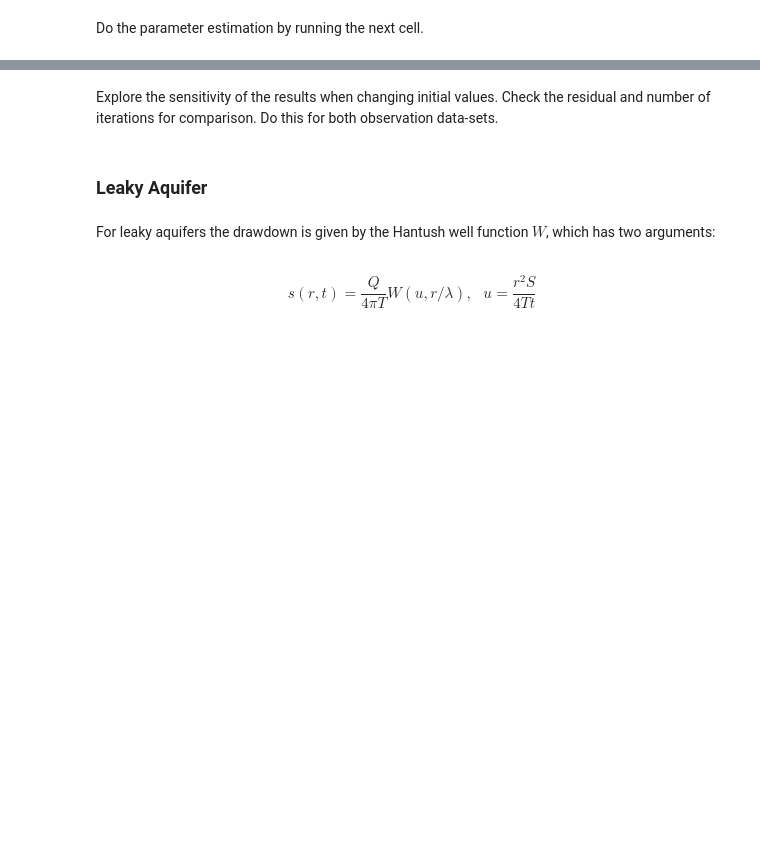
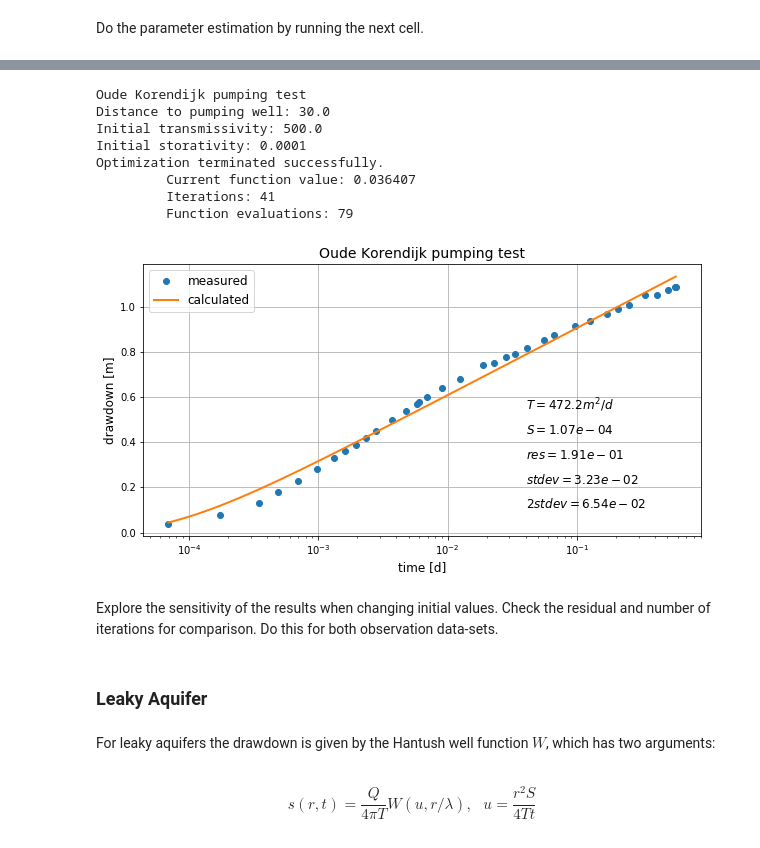
Before and after one commit to eholzbe/Hydraulic-testing, a Jupyter notebook: Hydraulic Testing.ipynb, the cells around one changed output, grey strips where cells are left out. Cells and saved outputs as stored; diff of their text form; code cells hidden in the pictures; blank space fills up the shorter version.

```diff
--- a/Hydraulic Testing.ipynb
+++ b/Hydraulic Testing.ipynb
@@ -618,6 +642,6 @@ This is done here.
 # %%
 kD = 450
-S = 0.0002
+Sc = 0.0002
 u = np.logspace(-4, 0.25, 41)
 fig = plt.figure(facecolor='w', figsize=(10,5)); ax = fig.add_subplot()
 
@@ -626,9 +650,9 @@ plt.plot(1/u, exp1(u), label='Theis')
 
 # The measurements
 r = 30
-plt.plot (4*kD*df['t1']/24/60/(S*r**2),df['s1']/(Q/(4*np.pi*kD)), '.', label = 'observation H30' )
+plt.plot (4*kD*df['t1']/24/60/(Sc*r**2),df['s1']/(Q/(4*np.pi*kD)), '.', label = 'observation H30' )
 r = 90
-plt.plot (4*kD*df['t2']/24/60/(S*r**2),df['s2']/(Q/(4*np.pi*kD)), '.', label = 'observation H90' )
+plt.plot (4*kD*df['t2']/24/60/(Sc*r**2),df['s2']/(Q/(4*np.pi*kD)), '.', label = 'observation H90' )
 plt.title('Direct comparison between computed and measured drawdown, $T$={:.0f} m$^2$/d, $S$={:.3e} [-]'.format(kD,S),fontsize=12)
 plt.xlabel('$1/u$',fontsize=12); plt.ylabel('$W[u]$',fontsize=12)
 plt.xscale('log'); plt.yscale('log')
@@ -685,37 +709,46 @@ def on_weval1_clicked(self):            # convert input data
     else:
         tfit = df['t2'].dropna()/60/24; sfit = df['s2'].dropna()
 
     # parameter estimation---------------------------------------------------------
     [Tfit,Sfit] = fmin (toptim, [T,S])
 
     # post-processing
     D = T/S;               #print ('D='+str(D))
     s = teval (tfit,r,Tfit,Sfit,Q)
     dev = sfit-s
     dev2 = dev*dev; res = np.sqrt(sum(dev2))
     stde = np.sqrt(dev2.mean())
     sr=2*dev.std()                            # to compare with hytool !
     #print ('Residual = '+str(res))
     t = np.logspace(np.log10(tfit.min()),np.log10(tfit.max()),100)
     fig = plt.figure(facecolor='w',figsize=(10,5)); ax = fig.add_subplot()
     ax.set_xscale('log')
     plt.plot(tfit,sfit,'o',label = 'measured')
     plt.plot(t,teval(t,r,Tfit,Sfit,Q),'-', label = 'calculated', lw = 2)
     plt.xlabel('time [d]',fontsize=12); plt.ylabel('drawdown [m]',fontsize=12)
     plt.title ('Oude Korendijk pumping test',fontsize=14)
     plt.grid ()
     plt.legend (loc='upper left',fontsize=12)
     ax.text (0.04,0.5*sfit.max(),'$T =%.1f m^2/d $' % (Tfit, ),fontsize=12)
-    ax.text (0.04,0.4*sfit.max(),'$S =%.3e $' % (Sfit, ),fontsize=12)
-    ax.text (0.04,0.3*sfit.max(),'$res = %.3e $' % (res, ),fontsize=12)
-    ax.text (0.04,0.2*sfit.max(),'$stdev = %.3e $' % (stde, ),fontsize=12)
-    ax.text (0.04,0.1*sfit.max(),'$2stdev =%.3e $' % (sr, ),fontsize=12);
+    ax.text (0.04,0.4*sfit.max(),'$S =%.2e $' % (Sfit, ),fontsize=12)
+    ax.text (0.04,0.3*sfit.max(),'$res = %.2e $' % (res, ),fontsize=12)
+    ax.text (0.04,0.2*sfit.max(),'$stdev = %.2e $' % (stde, ),fontsize=12)
+    ax.text (0.04,0.1*sfit.max(),'$2stdev =%.2e $' % (sr, ),fontsize=12);
 
 weval1 = widgets.Button(description='Evaluate Theis')
 weval1.on_click(on_weval1_clicked)
 widgets.VBox([weval1])
 # %% [output]
 [interactive output not drawn]
+Oude Korendijk pumping test
+Distance to pumping well: 30.0
+Initial transmissivity: 500.0
+Initial storativity: 0.0001
+Optimization terminated successfully.
+         Current function value: 0.036407
+         Iterations: 41
+         Function evaluations: 79
+[figure, added]
 # %% [markdown]
 Explore the sensitivity of the results when changing initial values. Check the residual and number of iterations for comparison. Do this for both observation data-sets.
 # %% [markdown]
```
Also changed, not shown: parts of 26 cells of this notebook.
